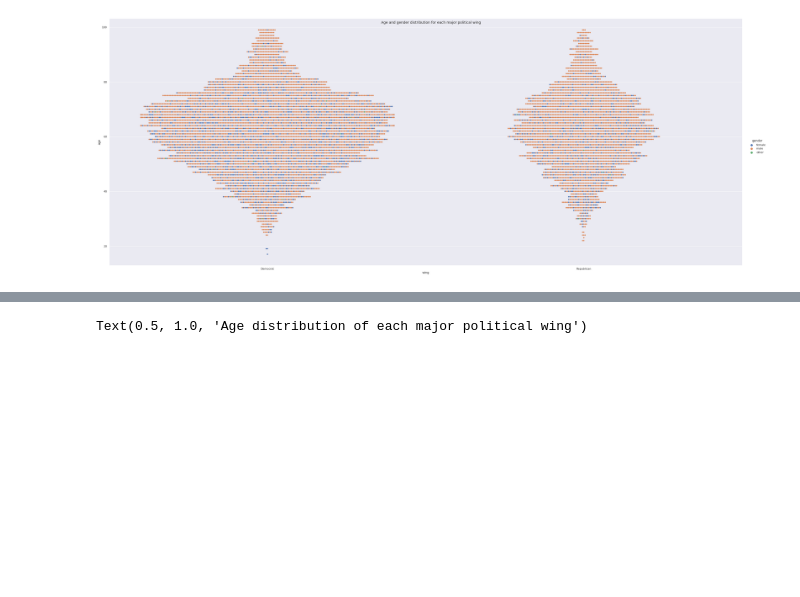
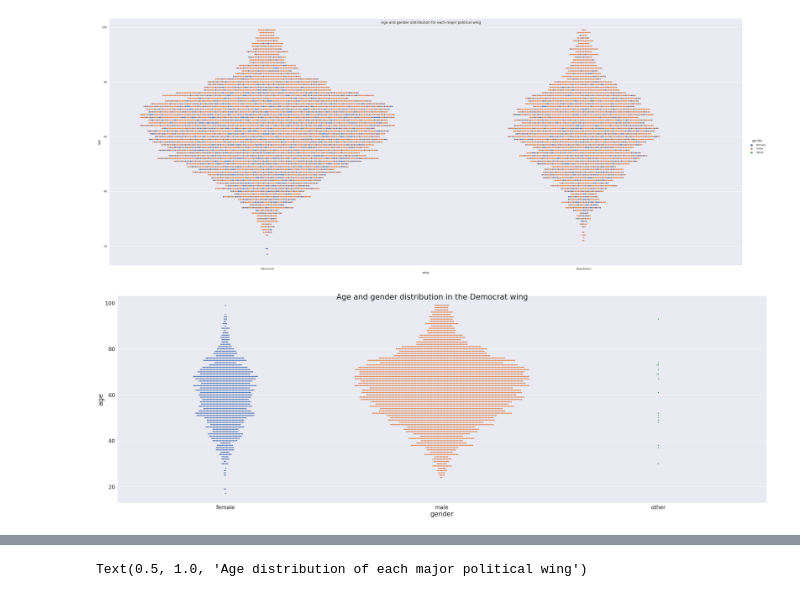
Before and after one commit to epfl-ada/ada-2021-project-adada-sur-mon-bidet, a Jupyter notebook: notebooks/processing_pickle.ipynb, the cells around one changed output, grey strips where cells are left out. Saved outputs shown, nothing was run; the diff lists cells and outputs as text; code cells hidden in the pictures; blank space fills up the shorter version.

```diff
--- a/notebooks/processing_pickle.ipynb
+++ b/notebooks/processing_pickle.ipynb
@@ -273,3 +270,20 @@ sns.catplot(x="wing", y="age", hue="gender", kind="swarm", data=df, height=15, a
 plt.savefig('demographics.png', dpi=300)
 # %% [output]
 [figure]
+# %%
+SMALL_SIZE = 25
+MEDIUM_SIZE = 30
+BIGGER_SIZE = 35
+
+plt.rc('font', size=MEDIUM_SIZE)          # controls default text sizes
+plt.rc('axes', titlesize=MEDIUM_SIZE)     # fontsize of the axes title
+plt.rc('axes', labelsize=MEDIUM_SIZE)    # fontsize of the x and y labels
+plt.rc('xtick', labelsize=SMALL_SIZE)    # fontsize of the tick labels
+plt.rc('ytick', labelsize=SMALL_SIZE)    # fontsize of the tick labels
+plt.rc('legend', fontsize=SMALL_SIZE)    # legend fontsize
+plt.rc('figure', titlesize=BIGGER_SIZE)  # fontsize of the figure title
+# %%
+sns.catplot(x="gender",y="age", hue="gender", kind="swarm", data=df[df["wing"]=="Democrat"], height=15, aspect=2.9).fig.suptitle("Age and gender distribution in the Democrat wing")
+plt.savefig('demographics_democrats.png', dpi=300)
+# %% [output]
+[figure, added]
```
Also changed, not shown: parts of 10 cells of this notebook, 3 other files.
